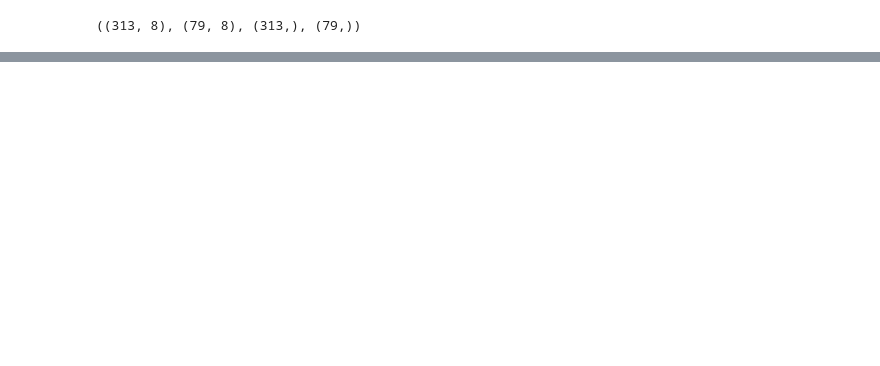
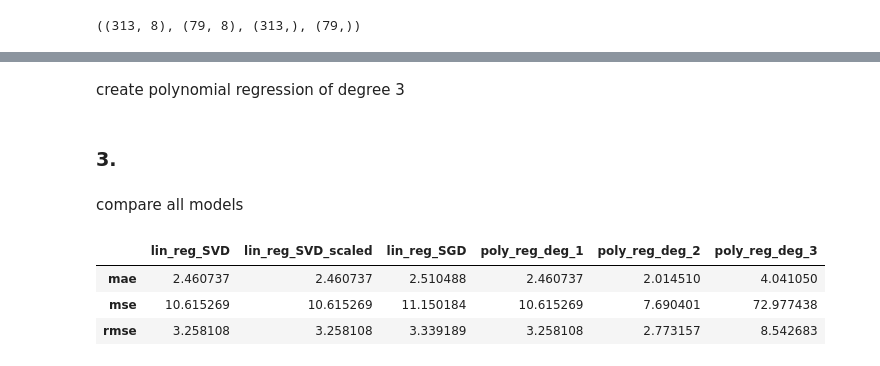
Before and after one commit to Theodor-Helje/machine-learning-Theodor-Helje, a Jupyter notebook: exercises/exercises_01.ipynb, the cells around one changed output, grey strips where cells are left out. Saved outputs shown, nothing was run; the diff lists cells and outputs as text; code cells hidden in the pictures; blank space fills up the shorter version.

```diff
--- a/exercises/exercises_01.ipynb
+++ b/exercises/exercises_01.ipynb
@@ -128,0 +158,4 @@ fit_and_eval(X_train, X_test, Y_train, Y_test, lin_reg)
+# %%
+lin_reg_SGD = sk.linear_model.SGDRegressor()
+
+models_df['lin_reg_SGD'] = pd.Series(fit_and_eval(scaler.fit_transform(X_train), scaler.transform(X_test), Y_train, Y_test, lin_reg_SGD))
@@ -128,0 +164,5 @@ fit_and_eval(X_train, X_test, Y_train, Y_test, lin_reg)
+# %%
+poly_reg_deg_1 = sk.linear_model.LinearRegression()
+poly = sk.preprocessing.PolynomialFeatures(degree=1)
+
+models_df['poly_reg_deg_1'] = pd.Series(fit_and_eval(poly.fit_transform(X_train), poly.transform(X_test), Y_train, Y_test, poly_reg_deg_1))
@@ -128,0 +171,23 @@ fit_and_eval(X_train, X_test, Y_train, Y_test, lin_reg)
+# %%
+poly_reg_deg_2 = sk.linear_model.LinearRegression()
+poly = sk.preprocessing.PolynomialFeatures(degree=2)
+
+models_df['poly_reg_deg_2'] = pd.Series(fit_and_eval(poly.fit_transform(X_train), poly.transform(X_test), Y_train, Y_test, poly_reg_deg_2))
+# %% [markdown]
+create polynomial regression of degree 3
+# %%
+poly_reg_deg_3 = sk.linear_model.LinearRegression()
+poly = sk.preprocessing.PolynomialFeatures(degree=3)
+
+models_df['poly_reg_deg_3'] = pd.Series(fit_and_eval(poly.fit_transform(X_train), poly.transform(X_test), Y_train, Y_test, poly_reg_deg_3))
+# %% [markdown]
+### 3.
+# %% [markdown]
+compare all models
+# %%
+models_df
+# %% [output]
+|  | lin_reg_SVD | lin_reg_SVD_scaled | lin_reg_SGD | poly_reg_deg_1 | poly_reg_deg_2 | poly_reg_deg_3 |
+| mae | 2.460737 | 2.460737 | 2.510488 | 2.460737 | 2.014510 | 4.041050 |
+| mse | 10.615269 | 10.615269 | 11.150184 | 10.615269 | 7.690401 | 72.977438 |
+| rmse | 3.258108 | 3.258108 | 3.339189 | 3.258108 | 2.773157 | 8.542683 |
```
Also changed, not shown: parts of 20 cells of this notebook.
